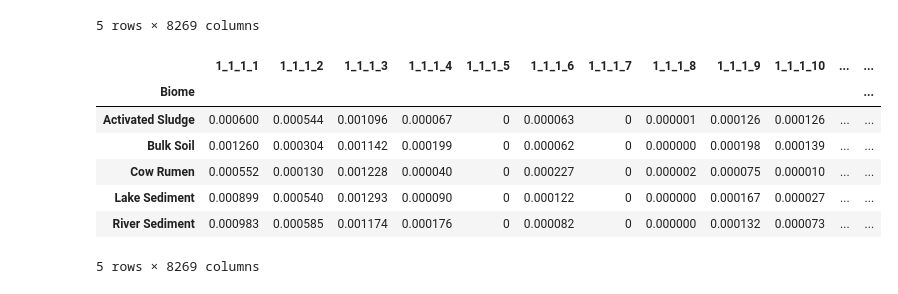
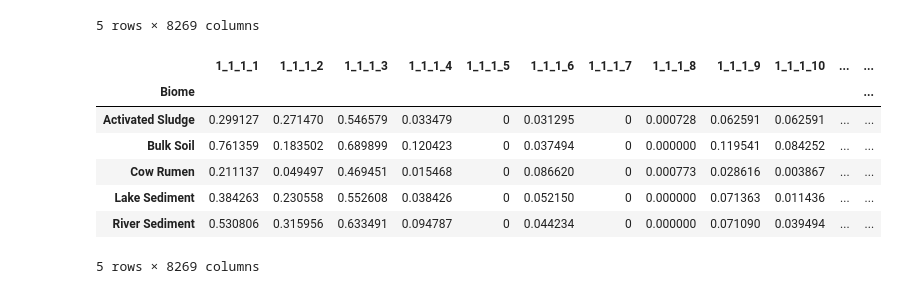
Before and after one commit to jtdocter27/EcoDr, a Jupyter notebook: EnCen/Figures for paper/figures.ipynb, the cells around one changed output. Cells and saved outputs as stored; diff of their text form; code cells hidden in the pictures.

```diff
--- a/EnCen/Figures for paper/figures.ipynb
+++ b/EnCen/Figures for paper/figures.ipynb
@@ -83,23 +86,18 @@ clean
 | River Sediment | 336 | 200 | 401 | 60 | 0 | 28 | 0 | 0 | 45 | 25 | ... | ... |
 5 rows × 8269 columns
 # %%
-as_sum = clean.loc['Activated Sludge'].sum()
-clean.loc['Activated Sludge'] = (clean.loc['Activated Sludge'] / as_sum)
-as_sum = clean.loc['Bulk Soil'].sum()
-clean.loc['Bulk Soil'] = (clean.loc['Bulk Soil'] / as_sum)
-as_sum = clean.loc['Cow Rumen'].sum()
-clean.loc['Cow Rumen'] = (clean.loc['Cow Rumen'] / as_sum)
-as_sum = clean.loc['Lake Sediment'].sum()
-clean.loc['Lake Sediment'] = (clean.loc['Lake Sediment'] / as_sum)
-as_sum = clean.loc['River Sediment'].sum()
-clean.loc['River Sediment'] = (clean.loc['River Sediment'] / as_sum)
+clean.loc['Activated Sludge'] = (clean.loc['Activated Sludge'] / 1374)
+clean.loc['Bulk Soil'] = (clean.loc['Bulk Soil'] / 2267)
+clean.loc['Cow Rumen'] = (clean.loc['Cow Rumen'] / 1293)
+clean.loc['Lake Sediment'] = (clean.loc['Lake Sediment'] / 2186)
+clean.loc['River Sediment'] = (clean.loc['River Sediment'] / 633)
 clean
 # %% [output]
 |  | 1_1_1_1 | 1_1_1_2 | 1_1_1_3 | 1_1_1_4 | 1_1_1_5 | 1_1_1_6 | 1_1_1_7 | 1_1_1_8 | 1_1_1_9 | 1_1_1_10 | ... | ... |
 | Biome |  |  |  |  |  |  |  |  |  |  |  | ... |
-| Activated Sludge | 0.000600 | 0.000544 | 0.001096 | 0.000067 | 0 | 0.000063 | 0 | 0.000001 | 0.000126 | 0.000126 | ... | ... |
-| Bulk Soil | 0.001260 | 0.000304 | 0.001142 | 0.000199 | 0 | 0.000062 | 0 | 0.000000 | 0.000198 | 0.000139 | ... | ... |
-| Cow Rumen | 0.000552 | 0.000130 | 0.001228 | 0.000040 | 0 | 0.000227 | 0 | 0.000002 | 0.000075 | 0.000010 | ... | ... |
-| Lake Sediment | 0.000899 | 0.000540 | 0.001293 | 0.000090 | 0 | 0.000122 | 0 | 0.000000 | 0.000167 | 0.000027 | ... | ... |
-| River Sediment | 0.000983 | 0.000585 | 0.001174 | 0.000176 | 0 | 0.000082 | 0 | 0.000000 | 0.000132 | 0.000073 | ... | ... |
+| Activated Sludge | 0.299127 | 0.271470 | 0.546579 | 0.033479 | 0 | 0.031295 | 0 | 0.000728 | 0.062591 | 0.062591 | ... | ... |
+| Bulk Soil | 0.761359 | 0.183502 | 0.689899 | 0.120423 | 0 | 0.037494 | 0 | 0.000000 | 0.119541 | 0.084252 | ... | ... |
+| Cow Rumen | 0.211137 | 0.049497 | 0.469451 | 0.015468 | 0 | 0.086620 | 0 | 0.000773 | 0.028616 | 0.003867 | ... | ... |
+| Lake Sediment | 0.384263 | 0.230558 | 0.552608 | 0.038426 | 0 | 0.052150 | 0 | 0.000000 | 0.071363 | 0.011436 | ... | ... |
+| River Sediment | 0.530806 | 0.315956 | 0.633491 | 0.094787 | 0 | 0.044234 | 0 | 0.000000 | 0.071090 | 0.039494 | ... | ... |
 5 rows × 8269 columns
```
Also changed, not shown: parts of 4 cells of this notebook.
